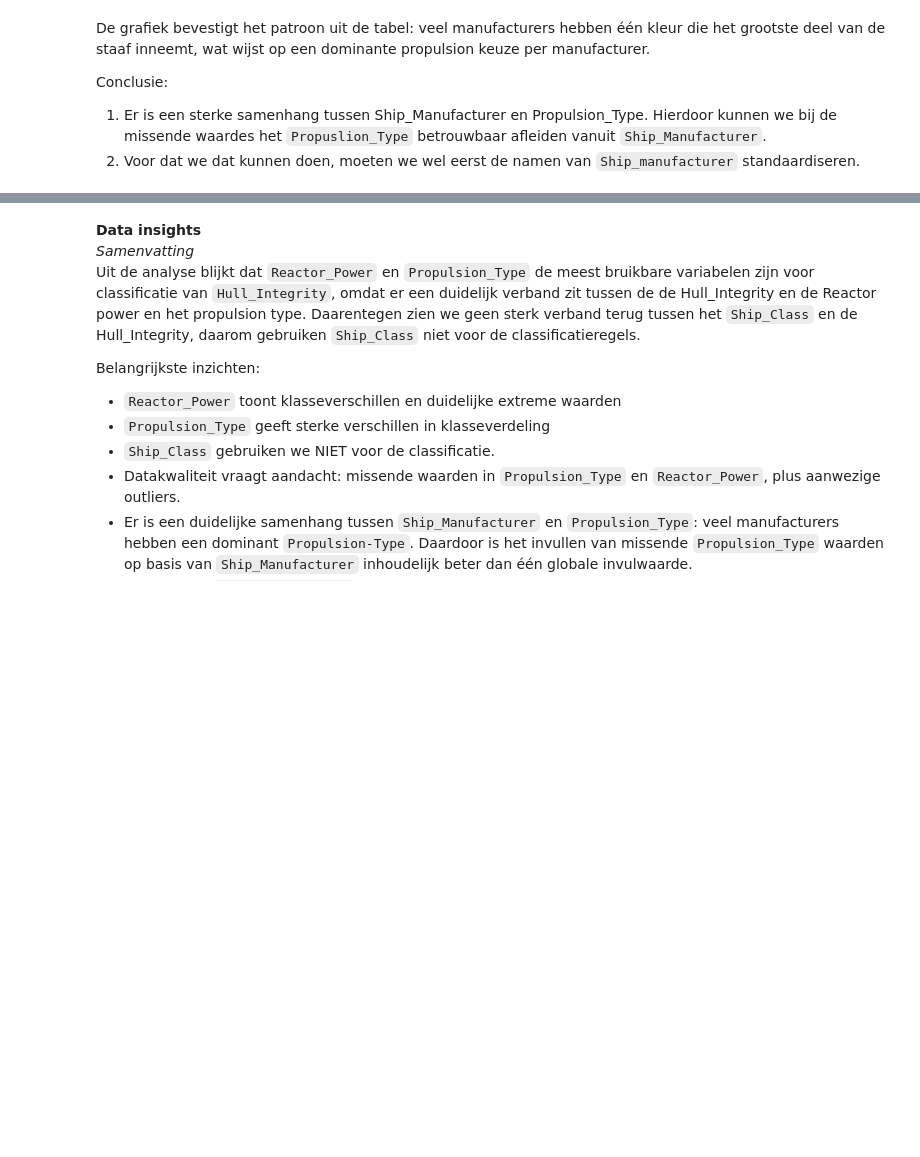
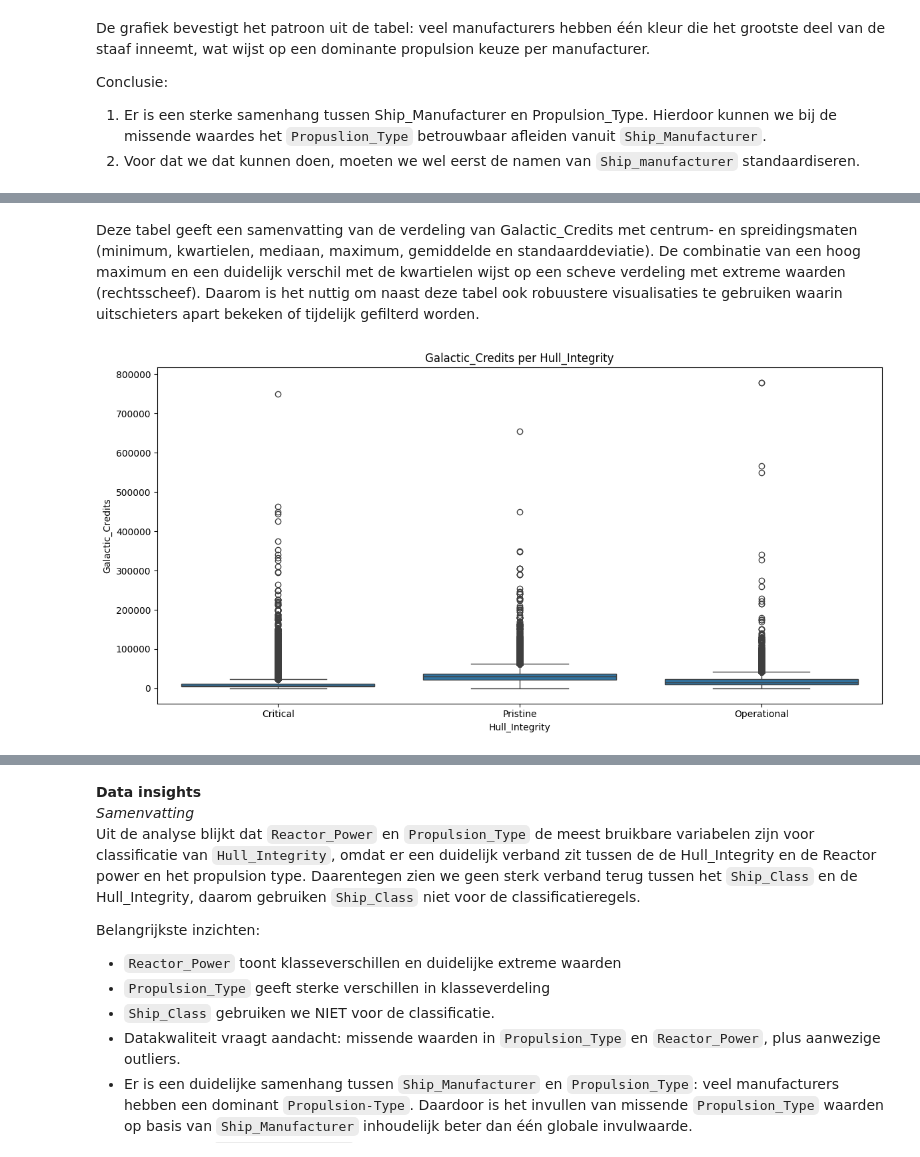
Before and after one commit to AchrafEAE/DDD, a Jupyter notebook: Iteratie2.ipynb, the cells around one changed output, grey strips where cells are left out. Saved outputs shown, nothing was run; the diff lists cells and outputs as text; code cells hidden in the pictures; blank space fills up the shorter version.

```diff
--- a/Iteratie2.ipynb
+++ b/Iteratie2.ipynb
@@ -398,0 +428,13 @@ Conclusie:
+# %% [markdown]
+Deze tabel geeft een samenvatting van de verdeling van Galactic_Credits met centrum- en spreidingsmaten (minimum, kwartielen, mediaan, maximum, gemiddelde en standaarddeviatie).
+De combinatie van een hoog maximum en een duidelijk verschil met de kwartielen wijst op een scheve verdeling met extreme waarden (rechtsscheef).
+Daarom is het nuttig om naast deze tabel ook robuustere visualisaties te gebruiken waarin uitschieters apart bekeken of tijdelijk gefilterd worden.
+# %%
+# Galactic_Credits vs Hull_Integrity (boxplot)
+plt.figure(figsize=(12, 6))
+sns.boxplot(data=df, x="Hull_Integrity", y="Galactic_Credits")
+plt.title("Galactic_Credits per Hull_Integrity")
+plt.tight_layout()
+plt.show()
+# %% [output]
+[figure, added]
```
Also changed, not shown: parts of 8 cells of this notebook.
